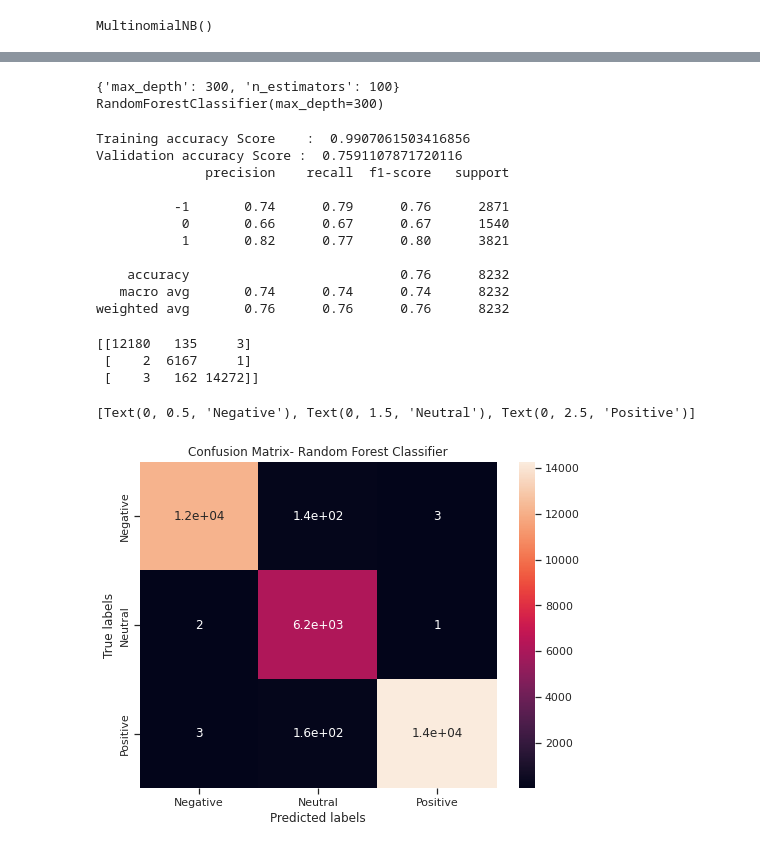
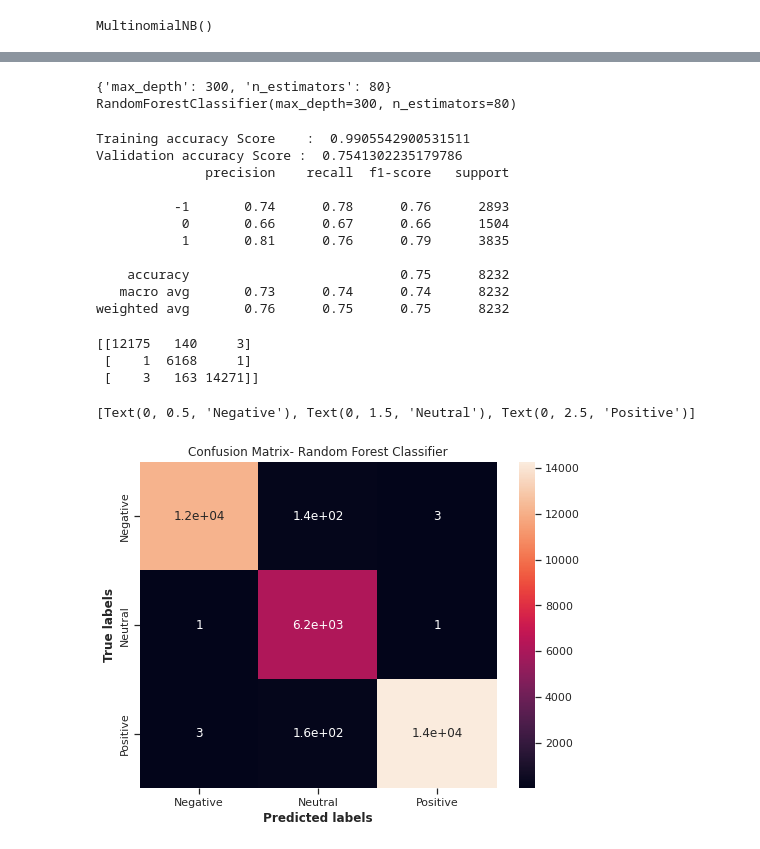
Before and after one commit to Azhar-ali7/Classification-Project-Coronavirus-Tweet-Sentiment, a Jupyter notebook: Classification_project_Covid_19_Tweets_Sentiments_.ipynb, the cells around one changed output, grey strips where cells are left out. Cells and saved outputs as stored; diff of their text form; code cells hidden in the pictures.

```diff
--- a/Classification_project_Covid_19_Tweets_Sentiments_.ipynb
+++ b/Classification_project_Covid_19_Tweets_Sentiments_.ipynb
@@ -1236,51 +1103,51 @@ GridSearchCV(cv=5, estimator=RandomForestClassifier(),
                          'n_estimators': [60, 80, 100]},
              scoring='accuracy', verbose=3)
 # %%
-# print(rf_clf.best_params_)
-# print(rf_clf.best_estimator_)
+print(rf_clf.best_params_)
+print(rf_clf.best_estimator_)
 # %% [output]
-{'max_depth': 300, 'n_estimators': 100}
-RandomForestClassifier(max_depth=300)
+{'max_depth': 300, 'n_estimators': 80}
+RandomForestClassifier(max_depth=300, n_estimators=80)
 # %%
-# #prediction
-# y_pred_rf_train = rf_clf.predict(X_train)
-# y_pred_rf_valid = rf_clf.predict(X_valid)
+# Prediction
+y_pred_rf_train = rf_clf.predict(X_train)
+y_pred_rf_valid = rf_clf.predict(X_valid)
 
-# rf_accuracy = accuracy_score(y_valid, y_pred_rf_valid)
-# print("Training accuracy Score    : ",rf_clf.score(X_train,y_train))
-# print("Validation accuracy Score : ",rf_accuracy )
-# print(classification_report(y_pred_rf_valid,y_valid))
+rf_accuracy = accuracy_score(y_valid, y_pred_rf_valid)
+print("Training accuracy Score    : ",rf_clf.score(X_train,y_train))
+print("Validation accuracy Score : ",rf_accuracy )
+print(classification_report(y_pred_rf_valid,y_valid))
 # %% [output]
-Training accuracy Score    :  0.9907061503416856
-Validation accuracy Score :  0.7591107871720116
+Training accuracy Score    :  0.9905542900531511
+Validation accuracy Score :  0.7541302235179786
               precision    recall  f1-score   support
 
-          -1       0.74      0.79      0.76      2871
-           0       0.66      0.67      0.67      1540
-           1       0.82      0.77      0.80      3821
+          -1       0.74      0.78      0.76      2893
+           0       0.66      0.67      0.66      1504
+           1       0.81      0.76      0.79      3835
 
-    accuracy                           0.76      8232
-   macro avg       0.74      0.74      0.74      8232
-weighted avg       0.76      0.76      0.76      8232
+    accuracy                           0.75      8232
+   macro avg       0.73      0.74      0.74      8232
+weighted avg       0.76      0.75      0.75      8232
 # %%
-# # Confusion Matrix
-# cm2 = confusion_matrix(y_train, y_pred_rf_train)
-# print(cm2)
+# Confusion Matrix
+cm2 = confusion_matrix(y_train, y_pred_rf_train)
+print(cm2)
 
+# Plot
+ax= plt.subplot()
+sns.heatmap(cm2, annot=True, ax = ax) #annot=True to annotate cells
 
-# ax= plt.subplot()
-# sns.heatmap(cm2, annot=True, ax = ax) #annot=True to annotate cells
-
-# # labels, title and ticks
-# ax.set_xlabel('Predicted labels', fontweight= 'bold')
-# ax.set_ylabel('True labels', fontweight= 'bold')
-# ax.set_title('Confusion Matrix- Random Forest Classifier')
-# ax.xaxis.set_ticklabels(labels)
-# ax.yaxis.set_ticklabels(labels)
+# Setting x, y labels and title
+ax.set_xlabel('Predicted labels', fontweight= 'bold')
+ax.set_ylabel('True labels', fontweight= 'bold')
+ax.set_title('Confusion Matrix- Random Forest Classifier')
+ax.xaxis.set_ticklabels(labels)
+ax.yaxis.set_ticklabels(labels)
 # %% [output]
-[[12180   135     3]
- [    2  6167     1]
- [    3   162 14272]]
+[[12175   140     3]
+ [    1  6168     1]
+ [    3   163 14271]]
 [Text(0, 0.5, 'Negative'), Text(0, 1.5, 'Neutral'), Text(0, 2.5, 'Positive')]
-[figure, old version]
+[figure, new version]
 # %%
```
Also changed, not shown: parts of 104 cells of this notebook.
